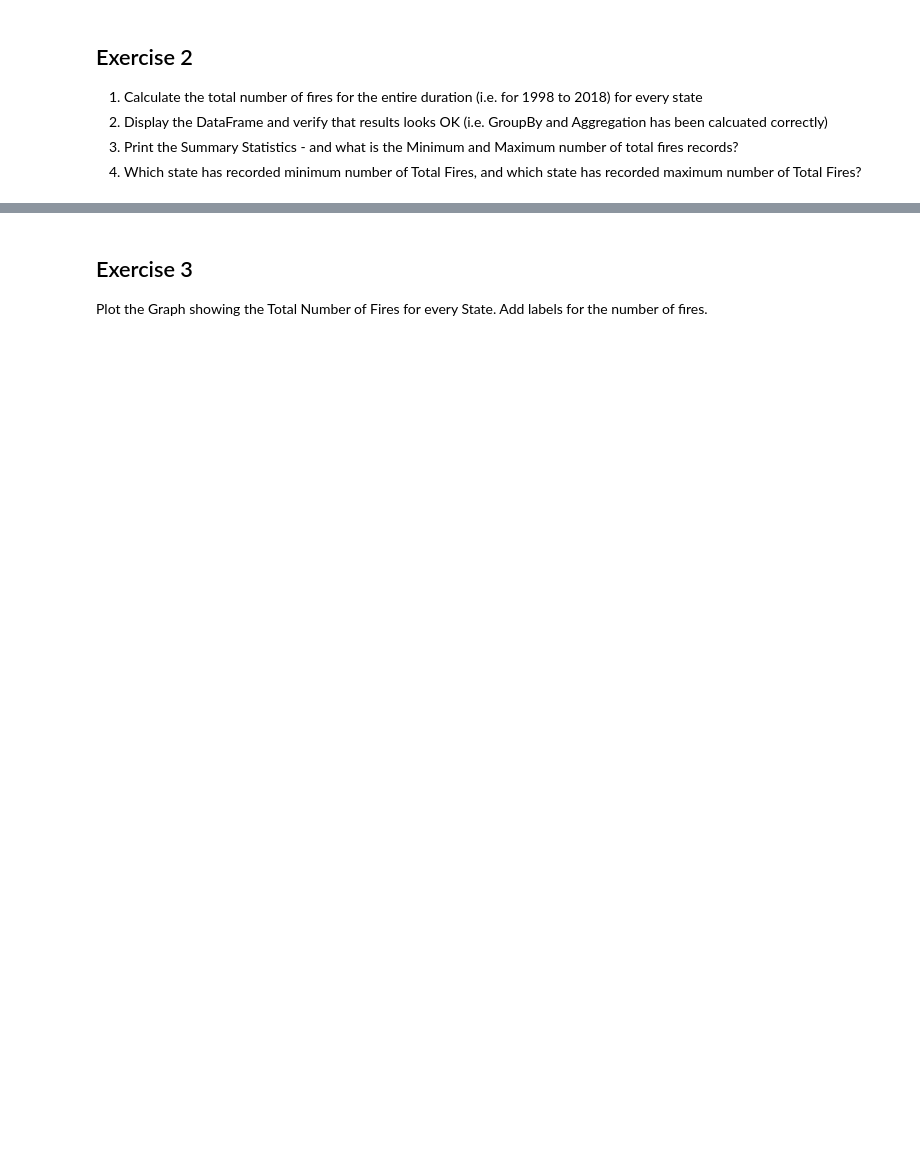
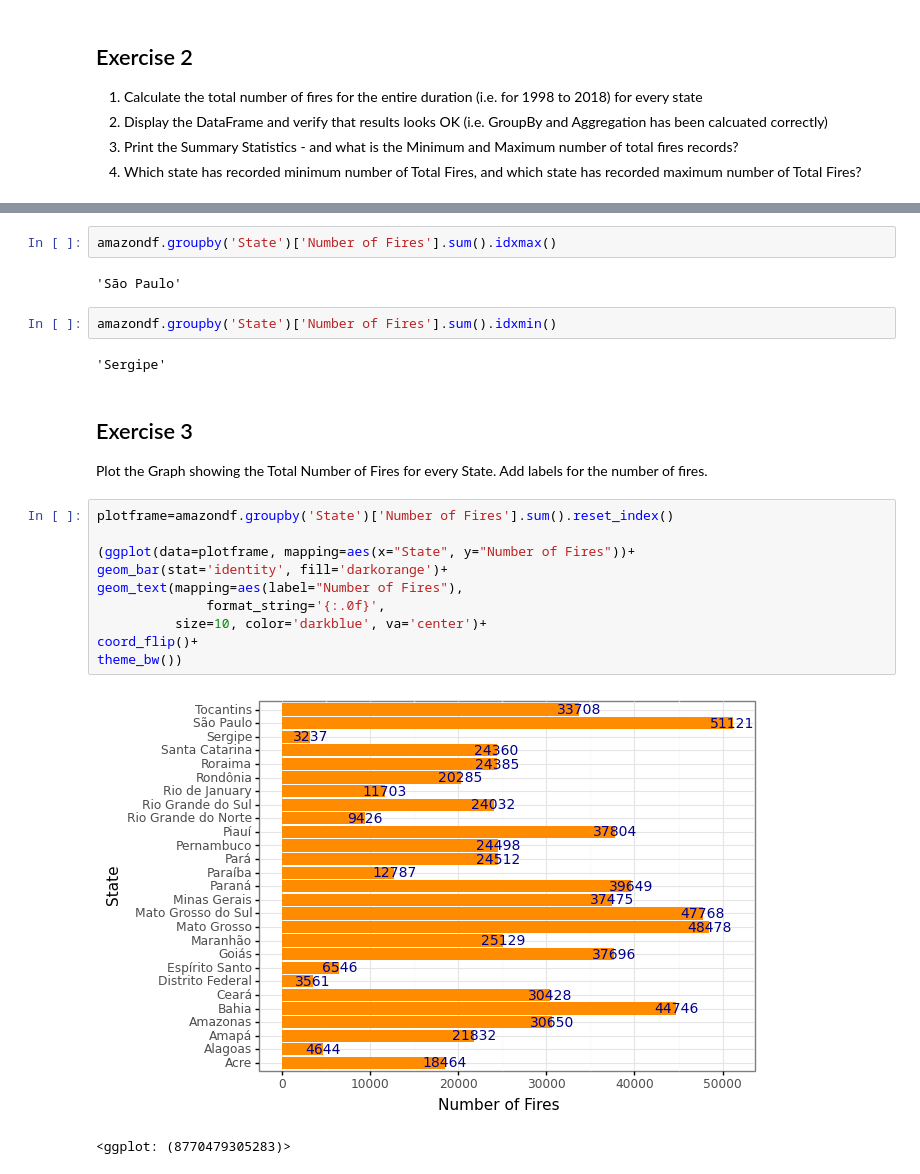
Before and after one commit to pcrespobootcamp/Spring2022, a Jupyter notebook: Class9b.ipynb, the cells around one changed output, grey strips where cells are left out. Cells and saved outputs as stored; diff of their text form; blank space fills up the shorter version.

```diff
--- a/Class9b.ipynb
+++ b/Class9b.ipynb
@@ -36,4 +103,25 @@ Find which state has recorded the maximum number of fires on any given day (not
+# %%
+amazondf.groupby('State')['Number of Fires'].sum().idxmax()
+# %% [output]
+'São Paulo'
+# %%
+amazondf.groupby('State')['Number of Fires'].sum().idxmin()
+# %% [output]
+'Sergipe'
 # %% [markdown]
 ## Exercise 3
 
 Plot the Graph showing the Total Number of Fires for every State. Add labels for the number of fires.
+# %%
+plotframe=amazondf.groupby('State')['Number of Fires'].sum().reset_index()
+
+(ggplot(data=plotframe, mapping=aes(x="State", y="Number of Fires"))+
+geom_bar(stat='identity', fill='darkorange')+
+geom_text(mapping=aes(label="Number of Fires"),
+              format_string='{:.0f}',
+          size=10, color='darkblue', va='center')+
+coord_flip()+
+theme_bw())
+# %% [output]
+[figure, added]
+<ggplot: (8770479305283)>
```
Also changed, not shown: parts of 10 cells of this notebook, 2 other files.
